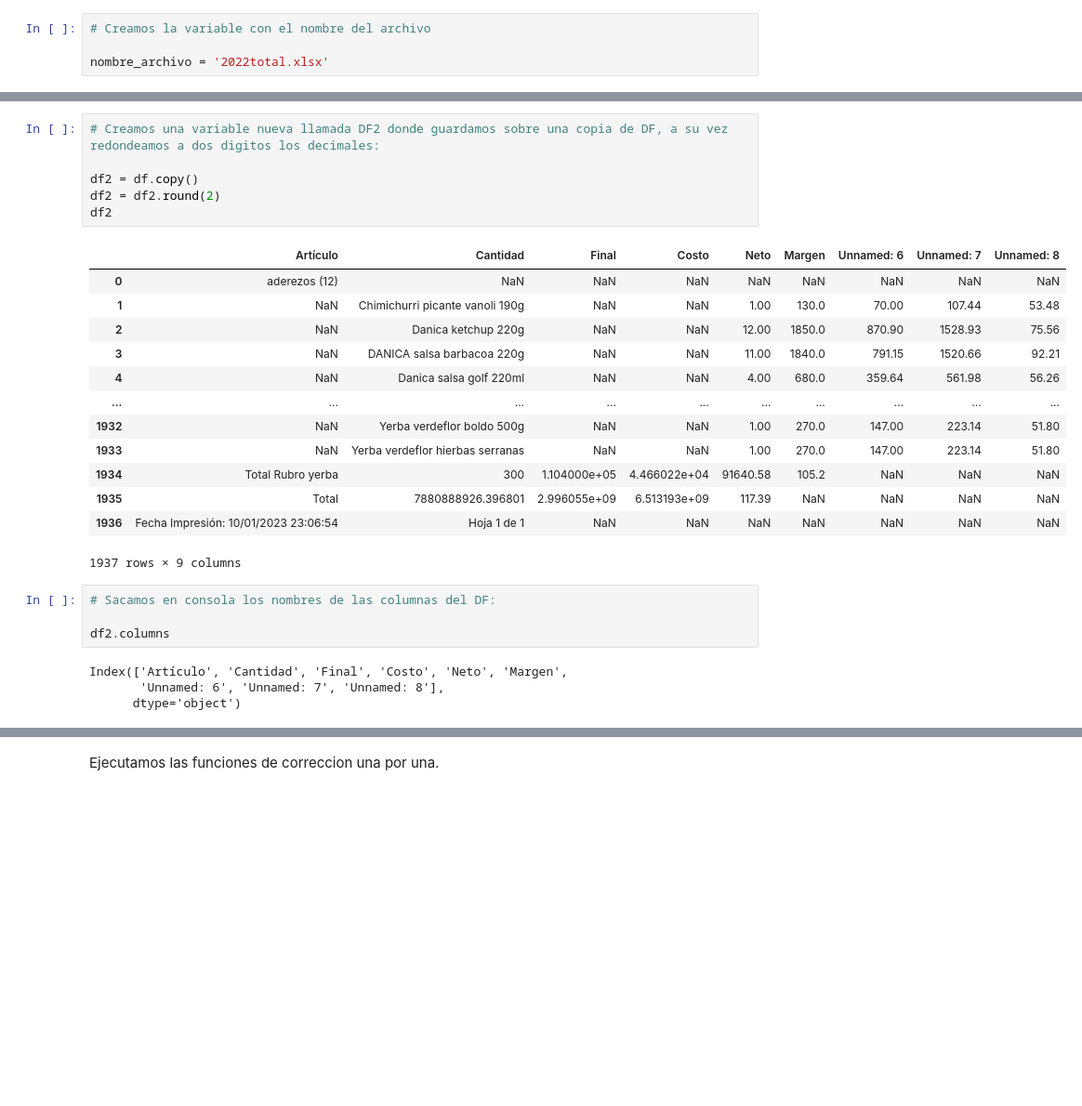
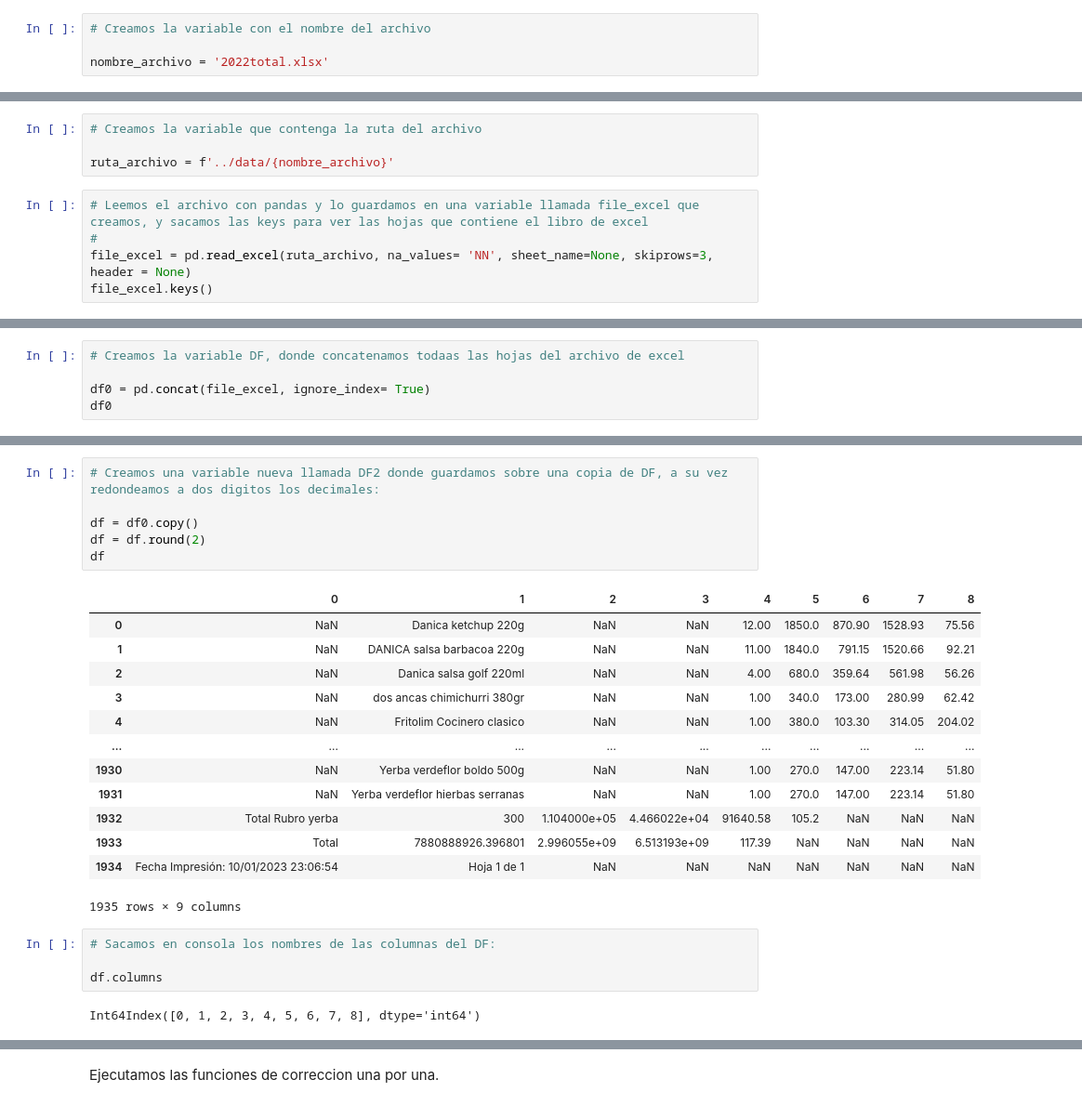
Before and after one commit to IamNiko/project_001, a Jupyter notebook: funciones/limpieza_exportaciones_CIF.ipynb, the cells around one changed output, grey strips where cells are left out. Shown at 93% size. Drawn from its saved outputs; the diff is of its cells as text; blank space fills up the shorter version.

```diff
--- a/funciones/limpieza_exportaciones_CIF.ipynb
+++ b/funciones/limpieza_exportaciones_CIF.ipynb
@@ -16,0 +15,9 @@ df = pd.read_excel(f'data/{nombre_archivo}', na_values= 'NN')
+# %%
+# Creamos la variable que contenga la ruta del archivo
+
+ruta_archivo = f'../data/{nombre_archivo}'
+# %%
+# Leemos el archivo con pandas y lo guardamos en una variable llamada file_excel que creamos, y sacamos las keys para ver las hojas que contiene el libro de excel
+#
+file_excel = pd.read_excel(ruta_archivo, na_values= 'NN', sheet_name=None, skiprows=3, header = None)
+file_excel.keys()
@@ -16,0 +26,5 @@ df = pd.read_excel(f'data/{nombre_archivo}', na_values= 'NN')
+# %%
+# Creamos la variable DF, donde concatenamos todaas las hojas del archivo de excel
+
+df0 = pd.concat(file_excel, ignore_index= True)
+df0
@@ -17,31 +45,29 @@ df = pd.read_excel(f'data/{nombre_archivo}', na_values= 'NN')
 # %%
 # Creamos una variable nueva llamada DF2 donde guardamos sobre una copia de DF, a su vez redondeamos a dos digitos los decimales:
 
-df2 = df.copy()
-df2 = df2.round(2)
-df2
+df = df0.copy()
+df = df.round(2)
+df
 # %% [output]
-|  | Artículo | Cantidad | Final | Costo | Neto | Margen | Unnamed: 6 | Unnamed: 7 | Unnamed: 8 |
-| 0 | aderezos (12) | NaN | NaN | NaN | NaN | NaN | NaN | NaN | NaN |
-| 1 | NaN | Chimichurri picante vanoli 190g | NaN | NaN | 1.00 | 130.0 | 70.00 | 107.44 | 53.48 |
-| 2 | NaN | Danica ketchup 220g | NaN | NaN | 12.00 | 1850.0 | 870.90 | 1528.93 | 75.56 |
-| 3 | NaN | DANICA salsa barbacoa 220g | NaN | NaN | 11.00 | 1840.0 | 791.15 | 1520.66 | 92.21 |
-| 4 | NaN | Danica salsa golf 220ml | NaN | NaN | 4.00 | 680.0 | 359.64 | 561.98 | 56.26 |
+|  | 0 | 1 | 2 | 3 | 4 | 5 | 6 | 7 | 8 |
+| 0 | NaN | Danica ketchup 220g | NaN | NaN | 12.00 | 1850.0 | 870.90 | 1528.93 | 75.56 |
+| 1 | NaN | DANICA salsa barbacoa 220g | NaN | NaN | 11.00 | 1840.0 | 791.15 | 1520.66 | 92.21 |
+| 2 | NaN | Danica salsa golf 220ml | NaN | NaN | 4.00 | 680.0 | 359.64 | 561.98 | 56.26 |
+| 3 | NaN | dos ancas chimichurri 380gr | NaN | NaN | 1.00 | 340.0 | 173.00 | 280.99 | 62.42 |
+| 4 | NaN | Fritolim Cocinero clasico | NaN | NaN | 1.00 | 380.0 | 103.30 | 314.05 | 204.02 |
 | ... | ... | ... | ... | ... | ... | ... | ... | ... | ... |
-| 1932 | NaN | Yerba verdeflor boldo 500g | NaN | NaN | 1.00 | 270.0 | 147.00 | 223.14 | 51.80 |
-| 1933 | NaN | Yerba verdeflor hierbas serranas | NaN | NaN | 1.00 | 270.0 | 147.00 | 223.14 | 51.80 |
-| 1934 | Total Rubro yerba | 300 | 1.104000e+05 | 4.466022e+04 | 91640.58 | 105.2 | NaN | NaN | NaN |
-| 1935 | Total | 7880888926.396801 | 2.996055e+09 | 6.513193e+09 | 117.39 | NaN | NaN | NaN | NaN |
-| 1936 | Fecha Impresión: 10/01/2023 23:06:54 | Hoja 1 de 1 | NaN | NaN | NaN | NaN | NaN | NaN | NaN |
+| 1930 | NaN | Yerba verdeflor boldo 500g | NaN | NaN | 1.00 | 270.0 | 147.00 | 223.14 | 51.80 |
+| 1931 | NaN | Yerba verdeflor hierbas serranas | NaN | NaN | 1.00 | 270.0 | 147.00 | 223.14 | 51.80 |
+| 1932 | Total Rubro yerba | 300 | 1.104000e+05 | 4.466022e+04 | 91640.58 | 105.2 | NaN | NaN | NaN |
+| 1933 | Total | 7880888926.396801 | 2.996055e+09 | 6.513193e+09 | 117.39 | NaN | NaN | NaN | NaN |
+| 1934 | Fecha Impresión: 10/01/2023 23:06:54 | Hoja 1 de 1 | NaN | NaN | NaN | NaN | NaN | NaN | NaN |
-1937 rows × 9 columns
+1935 rows × 9 columns
 # %%
 # Sacamos en consola los nombres de las columnas del DF:
 
-df2.columns
+df.columns
 # %% [output]
-Index(['Artículo', 'Cantidad', 'Final', 'Costo', 'Neto', 'Margen',
-       'Unnamed: 6', 'Unnamed: 7', 'Unnamed: 8'],
-      dtype='object')
+Int64Index([0, 1, 2, 3, 4, 5, 6, 7, 8], dtype='int64')
 # %%
 # Creamos una variable llamada nombres nuevos con los nombres y Renombramos las columnas:
 
```
Also changed, not shown: parts of 29 cells of this notebook, 6 other files.
